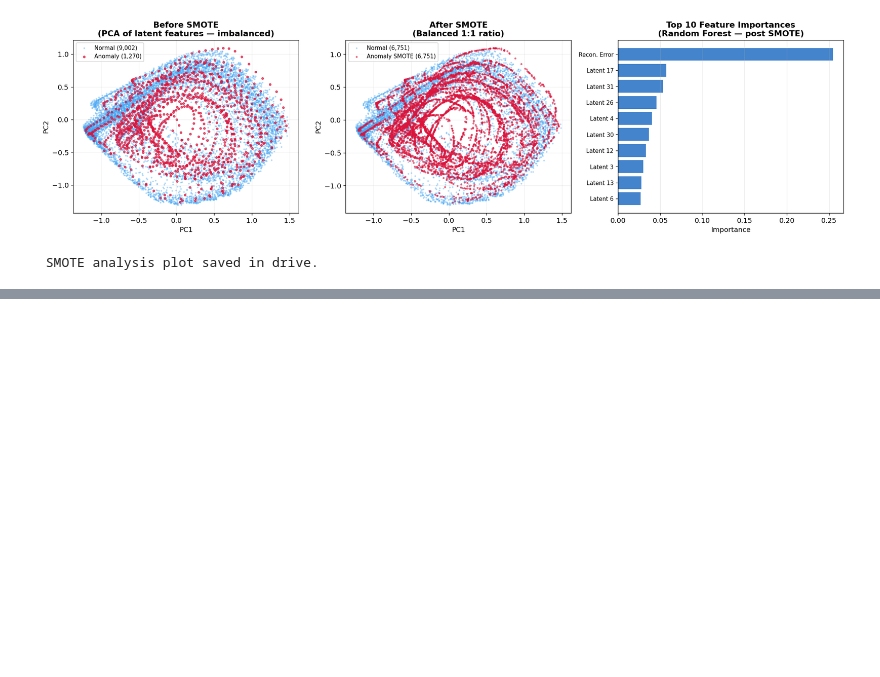
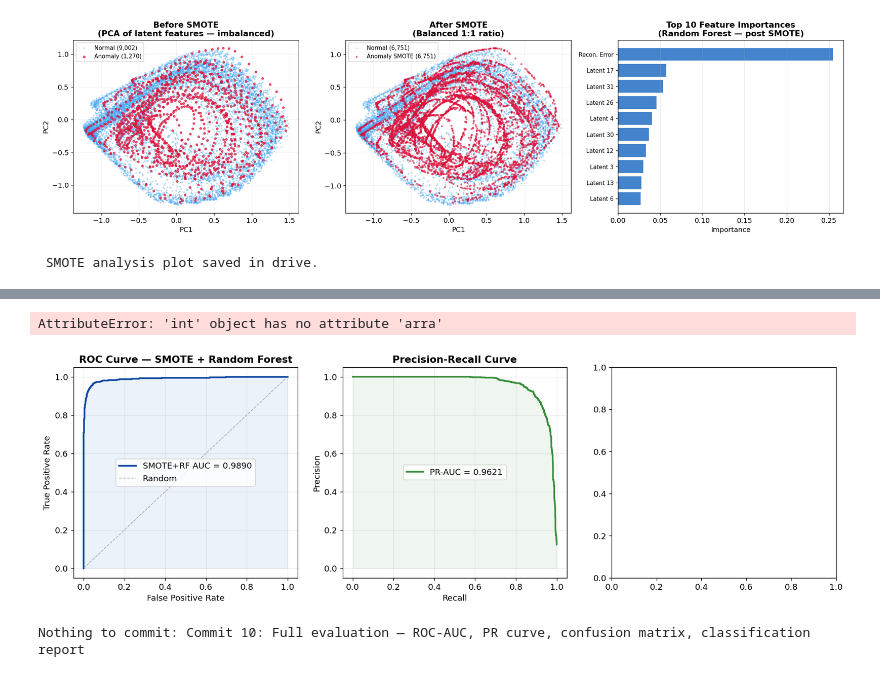
Before and after one commit to 2025503-bot/LSTMSpark, a Jupyter notebook: notebooks/Final_LSTM_Spark.ipynb, the cells around one changed output, grey strips where cells are left out. Drawn from its saved outputs; the diff is of its cells as text; code cells hidden in the pictures; blank space fills up the shorter version.

Commit message:
Commit 10: Full evaluation — ROC-AUC, PR curve, confusion matrix, classification report

```diff
--- a/notebooks/Final_LSTM_Spark.ipynb
+++ b/notebooks/Final_LSTM_Spark.ipynb
@@ -1307,0 +1362,48 @@ Nothing to commit: Commit 9: Results commit with various metrics
+# %%
+import seaborn as sns, matplotlib.pyplot as plt, shutil
+from sklearn.metrics import roc_curve, precision_recall_curve
+import numpy as np
+
+fpr, tpr, _ = roc_curve(y_true, y_proba_rf)
+precs, recs, _ = precision_recall_curve(y_true, y_proba_rf)
+
+fig, axes = plt.subplots(1, 3, figsize=(18, 5))
+
+# ROC Curve
+axes[0].plot(fpr, tpr, color="#0D47A1", lw=2.2, label=f"SMOTE+RF AUC = {auc_rf:.4f}")
+axes[0].plot([0,1],[0,1], color="gray", ls="--", lw=1, alpha=0.6, label="Random")
+axes[0].fill_between(fpr, tpr, alpha=0.08, color="#1565C0")
+axes[0].set_title("ROC Curve — SMOTE + Random Forest")
+axes[0].set_xlabel("False Positive Rate")
+axes[0].set_ylabel("True Positive Rate")
+axes[0].legend(fontsize=11); axes[0].grid(alpha=0.25)
+
+# Precision-Recall Curve
+axes[1].plot(recs, precs, color="#388E3C", lw=2.2, label=f"PR-AUC = {pr_rf:.4f}")
+axes[1].fill_between(recs, precs, alpha=0.08, color="#388E3C")
+axes[1].set_title("Precision-Recall Curve")
+axes[1].set_xlabel("Recall")
+axes[1].set_ylabel("Precision")
+axes[1].legend(fontsize=11); axes[1].grid(alpha=0.25)
+
+# Confusion Matrix with labels
+labels = n.arra([[f"True Normal\n(TN)\n{cm_rf[0,0]}", f"False Alarm\n(FP)\n{cm_rf[0,1]}"], [f"Missed\n(FN)\n{cm_rf[1,0]}", f"True Anomaly\n(TP)\n{cm_rf[1,1]}"]])
+sns.heatmap(cm_rf, annot=labels, fmt="", cmap="Blues", ax=axes[2], xticklabels=["Normal","Anomaly"], yticklabels=["Normal","Anomaly"], linewidths=0.8, annot_kws={"size": 10})
+axes[2].set_title(f"Confusion Matrix\nAccuracy: {acc_rf*100:.2f}%")
+axes[2].set_ylabel("True Label")
+axes[2].set_xlabel("Predicted Label")
+
+plt.tight_layout()
+p = RESULTS_PATH + "evaluation_full.png"
+plt.savefig(p, dpi=150, bbox_inches='tight')
+shutil.copy(p, REPO_DIR + "results/evaluation_full.png")
+plt.show()
+print("Evaluation plots saved.")
+# %% [output]
+AttributeError: 'int' object has no attribute 'arra'
+[figure, added]
+# %%
+save_notebook_to_repo()
+git_commit_push("Commit 10: Full evaluation — ROC-AUC, PR curve, confusion matrix, classification report")
+# %% [output]
+Nothing to commit: Commit 10: Full evaluation — ROC-AUC, PR curve, confusion matrix, classification report
```
Also changed, not shown: parts of 3 cells of this notebook, 1 other file.
